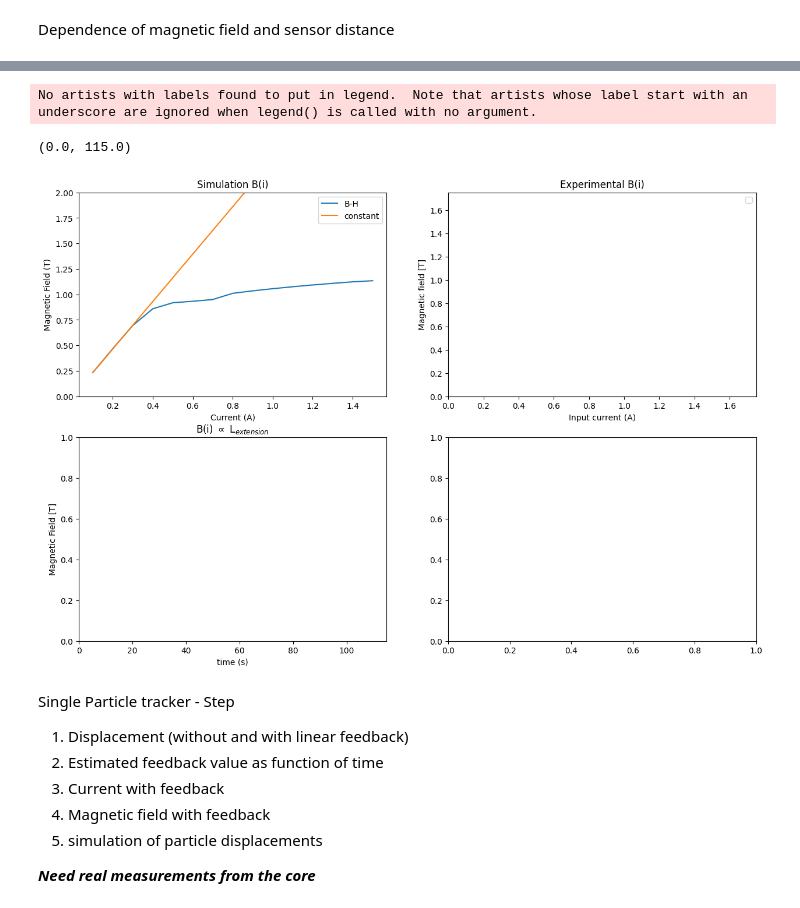
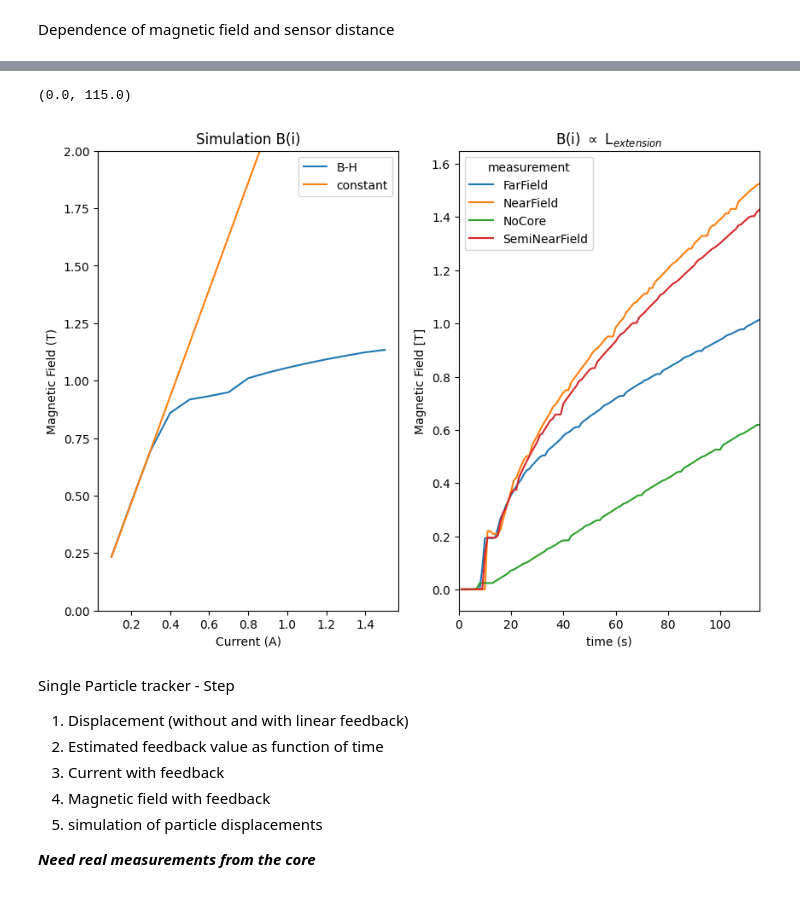
Before and after one commit to ArttuD/MicrorheologyProto, a Jupyter notebook: Notebook.ipynb, the cells around one changed output, grey strips where cells are left out. Drawn from its saved outputs; the diff is of its cells as text; code cells hidden in the pictures.

```diff
--- a/Notebook.ipynb
+++ b/Notebook.ipynb
@@ -264,46 +271,44 @@ ax[0,1].vlines(1,-0.1,1.75, linestyle = "dashed", color = "red", label = "Hall s
 # %%
 file =  "./data/One_coil_slope_constant.csv"
 df = pd.read_csv(file, sep = ",", skiprows= range(9), names = ["t", "B"])
 df["type"] = "constant"
 
 file =  "./data/One_coil_slope.csv"
 df_sub = pd.read_csv(file, sep = ",", skiprows= range(9), names = ["t", "B"])
 df_sub["type"] = "B-H"
 df = pd.concat((df,df_sub))
 
-fig, ax  = plt.subplots(2, 2, figsize = (15,10))
+fig, ax  = plt.subplots(1, 2, figsize = (10,7))
 
 types = df["type"].unique()
 
 k= 0.1
 
 for count,i in enumerate(df.groupby("type")):
     name, i = i
-    ax[0,0].plot(k*i["t"].values, i["B"].values, label = name)
+    ax[0].plot(k*i["t"].values, i["B"].values, label = name)
 
-ax[0,0].legend()
-ax[0,0].set_ylim([0,2])
-ax[0,0].set_xlabel("Current (A)")
-ax[0,0].set_ylabel("Magnetic Field (T)")
-ax[0,0].set_title("Simulation B(i)")
+ax[0].legend()
+ax[0].set_ylim([0,2])
+ax[0].set_xlabel("Current (A)")
+ax[0].set_ylabel("Magnetic Field (T)")
+ax[0].set_title("Simulation B(i)")
 
 
-ax[0,1].set_title("Experimental B(i)")
-ax[0,1].set_xlabel("Input current (A)")
-ax[0,1].set_ylabel("Magnetic field [T]")
-ax[0,1].set_xlim([0,1.75])
-ax[0,1].set_ylim([0,1.75])
-ax[0,1].legend()
+datapath = glob("./data/extension_calib/*.csv")
+Gauss = fetchDataCSV(datapath)
+Gauss = Gauss.reset_index()
+Gauss["GUSS_ValueNP"] *= 1e-3
 
+sns.lineplot(data = Gauss, x = "Idx", y = "GUSS_ValueNP", hue = "measurement", ax = ax[1])
 
-ax[1,0].set_title(r'B(i) $ \propto $ L$_{extension}$')
-ax[1,0].set_ylabel("Magnetic Field [T]")
-ax[1,0].set_xlabel("time (s)")
-ax[1,0].set_xlim([0,115])
+ax[1].set_title(r'B(i) $ \propto $ L$_{extension}$')
+ax[1].set_ylabel("Magnetic Field [T]")
+ax[1].set_xlabel("time (s)")
+ax[1].set_xlim([0,115])
 # %% [output]
-No artists with labels found to put in legend.  Note that artists whose label start with an underscore are ignored when legend() is called with no argument.
+(0.0, 115.0)
-(0.0, 115.0)
-[figure, old version]
+[figure, new version]
 # %% [markdown]
 Single Particle tracker - Step
 
```
Also changed, not shown: parts of 10 cells of this notebook, 5 other files.
